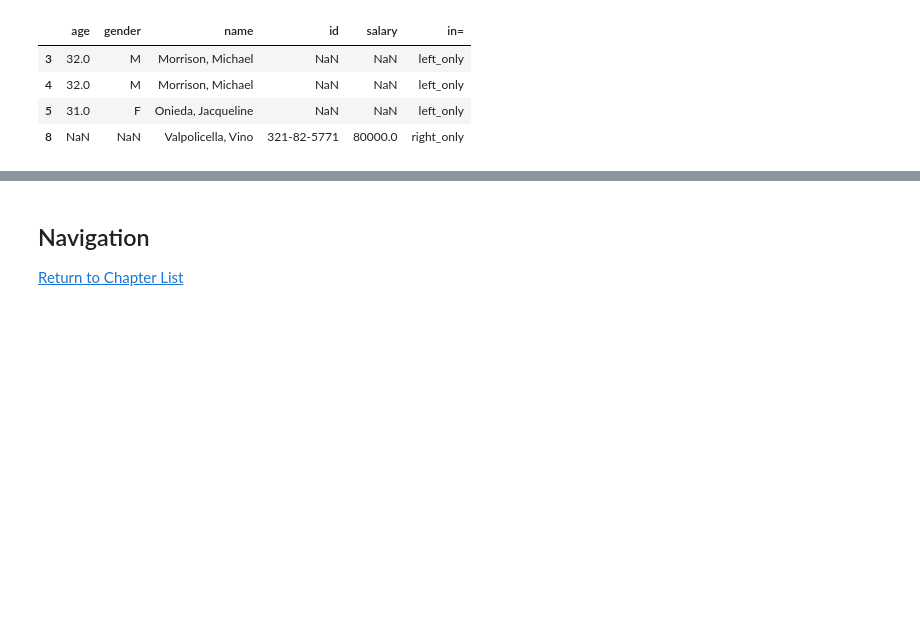
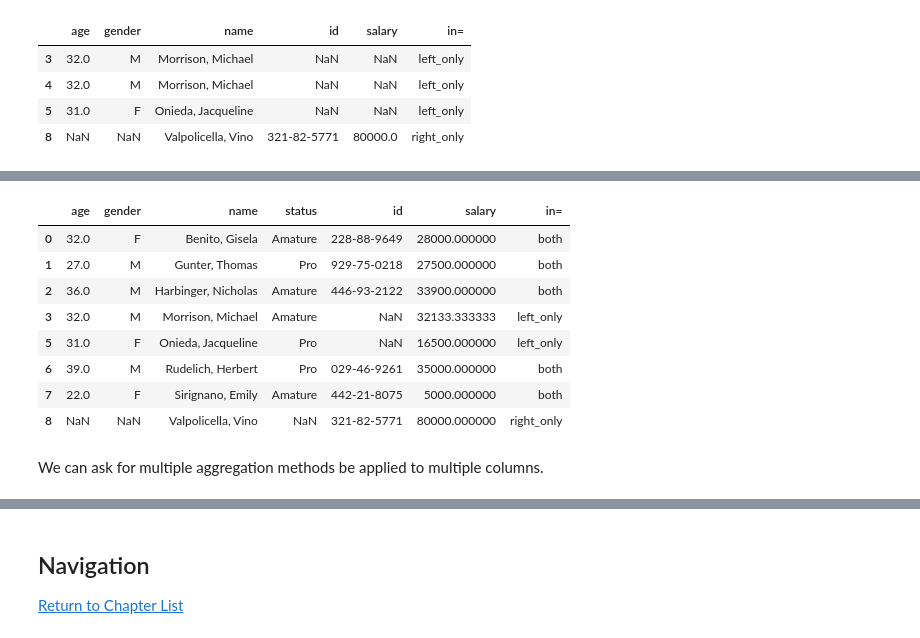
Before and after one commit to RandyBetancourt/PythonForSASUsers, a Jupyter notebook: Chapter 07 -- Pandas, Part 2.ipynb, the cells around one changed output, grey strips where cells are left out. Drawn from its saved outputs; the diff is of its cells as text; code cells hidden in the pictures; blank space fills up the shorter version.

```diff
--- a/Chapter 07 -- Pandas, Part 2.ipynb
+++ b/Chapter 07 -- Pandas, Part 2.ipynb
@@ -373,0 +463,3 @@ nomatch[nomatch["in="] != 'both']
+# %%
+gb2 = df.groupby('gender')
+type(gb2)
@@ -373,0 +474,3 @@ nomatch[nomatch["in="] != 'both']
+# %%
+func = lambda x: x.fillna(x.mean())
+type(func)
@@ -373,0 +481,3 @@ nomatch[nomatch["in="] != 'both']
+# %%
+trans = gb2.transform(func)
+type(trans)
@@ -373,0 +488,3 @@ nomatch[nomatch["in="] != 'both']
+# %%
+df["salary"] = trans["salary"]
+df["salary"]
@@ -373,0 +501,14 @@ nomatch[nomatch["in="] != 'both']
+# %%
+df
+# %% [output]
+|  | age | gender | name | status | id | salary | in= |
+| 0 | 32.0 | F | Benito, Gisela | Amature | 228-88-9649 | 28000.000000 | both |
+| 1 | 27.0 | M | Gunter, Thomas | Pro | 929-75-0218 | 27500.000000 | both |
+| 2 | 36.0 | M | Harbinger, Nicholas | Amature | 446-93-2122 | 33900.000000 | both |
+| 3 | 32.0 | M | Morrison, Michael | Amature | NaN | 32133.333333 | left_only |
+| 5 | 31.0 | F | Onieda, Jacqueline | Pro | NaN | 16500.000000 | left_only |
+| 6 | 39.0 | M | Rudelich, Herbert | Pro | 029-46-9261 | 35000.000000 | both |
+| 7 | 22.0 | F | Sirignano, Emily | Amature | 442-21-8075 | 5000.000000 | both |
+| 8 | NaN | NaN | Valpolicella, Vino | NaN | 321-82-5771 | 80000.000000 | right_only |
+# %% [markdown]
+We can ask for multiple aggregation methods be applied to multiple columns.
```
Also changed, not shown: parts of 31 cells of this notebook, 8 other files.
